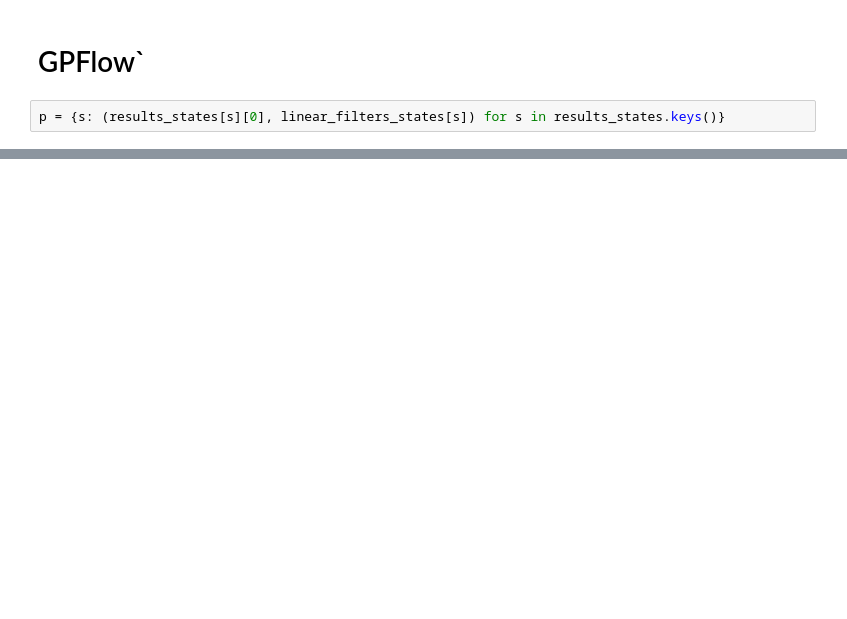
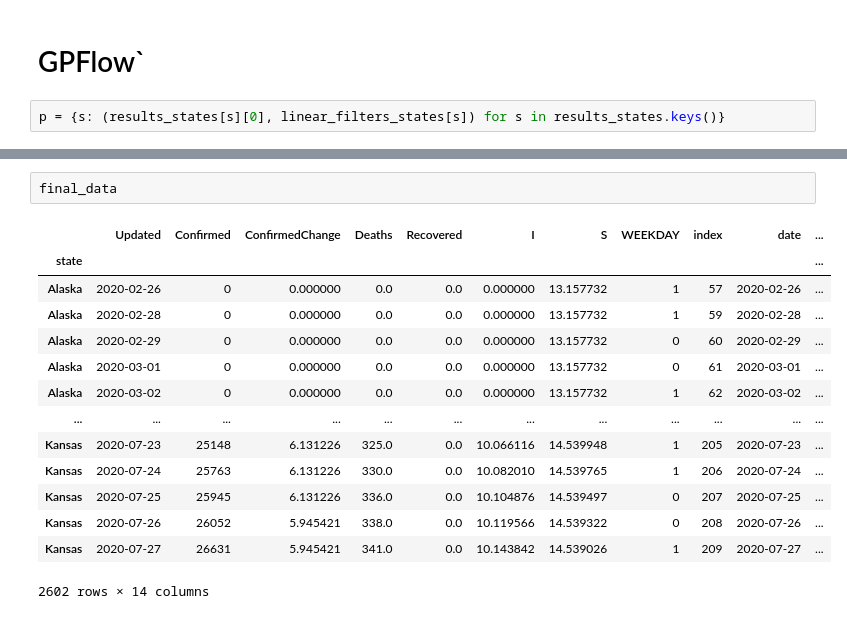
Before and after one commit to epidemic-research-team/epidemic-gaussian-process, a Jupyter notebook: Manual Convolution Multi-Outputs.ipynb, the cells around one changed output, grey strips where cells are left out. Cells and saved outputs as stored; diff of their text form; blank space fills up the shorter version.

```diff
--- a/Manual Convolution Multi-Outputs.ipynb
+++ b/Manual Convolution Multi-Outputs.ipynb
@@ -274,0 +284,17 @@ k_custom = ManualConvolutionMultiOutput(p)
+# %%
+final_data
+# %% [output]
+|  | Updated | Confirmed | ConfirmedChange | Deaths | Recovered | I | S | WEEKDAY | index | date | ... |
+| state |  |  |  |  |  |  |  |  |  |  | ... |
+| Alaska | 2020-02-26 | 0 | 0.000000 | 0.0 | 0.0 | 0.000000 | 13.157732 | 1 | 57 | 2020-02-26 | ... |
+| Alaska | 2020-02-28 | 0 | 0.000000 | 0.0 | 0.0 | 0.000000 | 13.157732 | 1 | 59 | 2020-02-28 | ... |
+| Alaska | 2020-02-29 | 0 | 0.000000 | 0.0 | 0.0 | 0.000000 | 13.157732 | 0 | 60 | 2020-02-29 | ... |
+| Alaska | 2020-03-01 | 0 | 0.000000 | 0.0 | 0.0 | 0.000000 | 13.157732 | 0 | 61 | 2020-03-01 | ... |
+| Alaska | 2020-03-02 | 0 | 0.000000 | 0.0 | 0.0 | 0.000000 | 13.157732 | 1 | 62 | 2020-03-02 | ... |
+| ... | ... | ... | ... | ... | ... | ... | ... | ... | ... | ... | ... |
+| Kansas | 2020-07-23 | 25148 | 6.131226 | 325.0 | 0.0 | 10.066116 | 14.539948 | 1 | 205 | 2020-07-23 | ... |
+| Kansas | 2020-07-24 | 25763 | 6.131226 | 330.0 | 0.0 | 10.082010 | 14.539765 | 1 | 206 | 2020-07-24 | ... |
+| Kansas | 2020-07-25 | 25945 | 6.131226 | 336.0 | 0.0 | 10.104876 | 14.539497 | 0 | 207 | 2020-07-25 | ... |
+| Kansas | 2020-07-26 | 26052 | 5.945421 | 338.0 | 0.0 | 10.119566 | 14.539322 | 0 | 208 | 2020-07-26 | ... |
+| Kansas | 2020-07-27 | 26631 | 5.945421 | 341.0 | 0.0 | 10.143842 | 14.539026 | 1 | 209 | 2020-07-27 | ... |
+2602 rows × 14 columns
```
Also changed, not shown: parts of 15 cells of this notebook.
